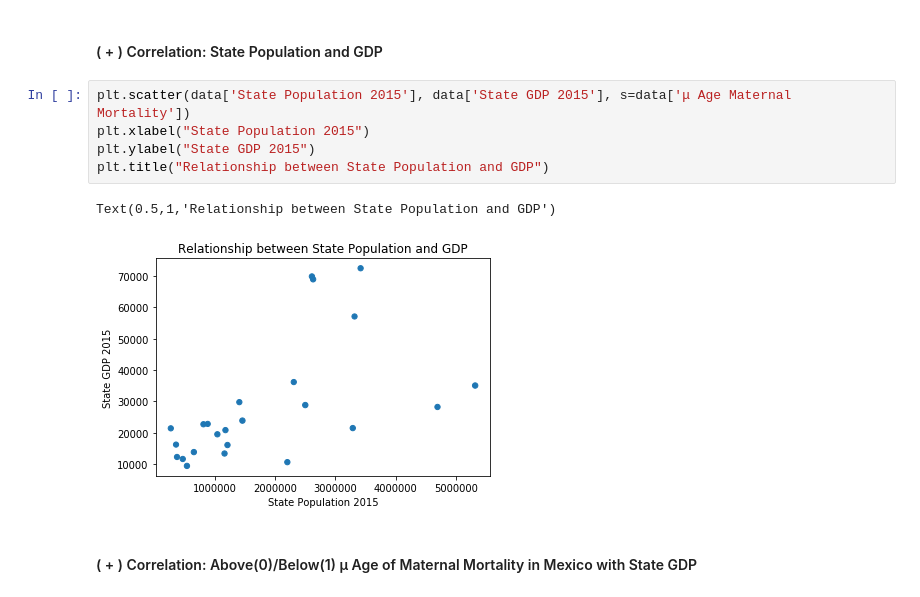
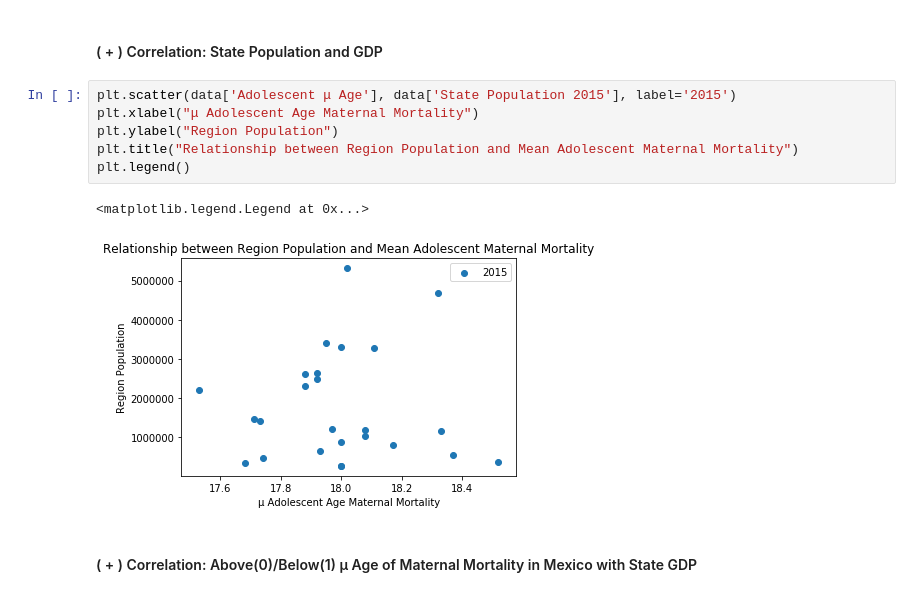
Before and after one commit to EmSchoof/AdolescentMaternalMortality, a Jupyter notebook: machine_learning.ipynb, the cells around one changed output. Drawn from its saved outputs; the diff is of its cells as text.

```diff
--- a/machine_learning.ipynb
+++ b/machine_learning.ipynb
@@ -85,13 +114,14 @@ sns.heatmap(feature_corr, square=True, cmap='RdYlGn')
 # %% [markdown]
 #### ( + ) Correlation: State Population and GDP
 # %%
-plt.scatter(data['State Population 2015'], data['State GDP 2015'], s=data['μ Age Maternal Mortality'])
-plt.xlabel("State Population 2015")
-plt.ylabel("State GDP 2015")
-plt.title("Relationship between State Population and GDP")
+plt.scatter(data['Adolescent μ Age'], data['State Population 2015'], label='2015')
+plt.xlabel("μ Adolescent Age Maternal Mortality")
+plt.ylabel("Region Population")
+plt.title("Relationship between Region Population and Mean Adolescent Maternal Mortality")
+plt.legend()
 # %% [output]
-Text(0.5,1,'Relationship between State Population and GDP')
+<matplotlib.legend.Legend at 0x...>
-[figure, old version]
+[figure, new version]
 # %% [markdown]
 #### ( + ) Correlation: Above(0)/Below(1) μ Age of Maternal Mortality in Mexico with State GDP
 # %%
```
Also changed, not shown: parts of 50 cells of this notebook.
